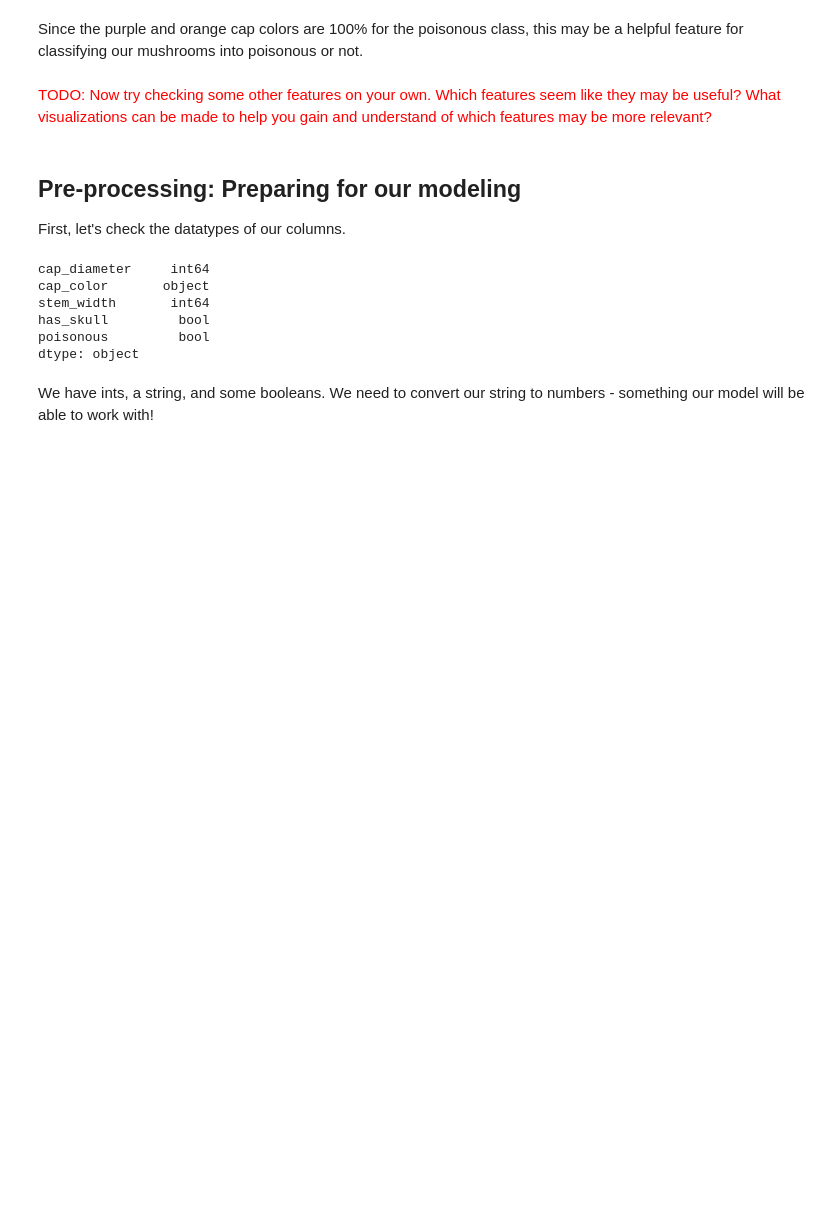
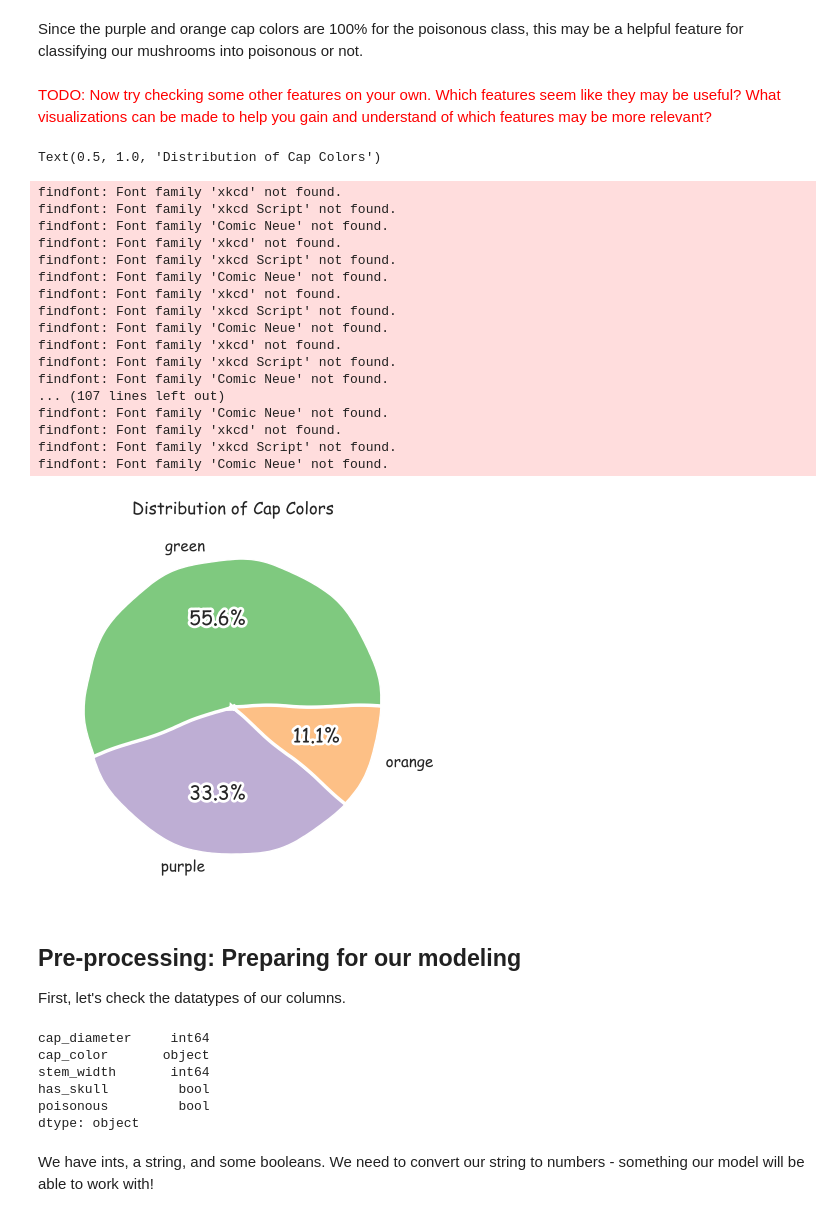
Before and after one commit to ShreeyaTadisina/shreeyatadisina.github.io, a Jupyter notebook: ITCS3162/learningExercise/Scikit Learn Exercise.ipynb, the cells around one changed output. Cells and saved outputs as stored; diff of their text form; code cells hidden in the pictures; blank space fills up the shorter version.

```diff
--- a/ITCS3162/learningExercise/Scikit Learn Exercise.ipynb
+++ b/ITCS3162/learningExercise/Scikit Learn Exercise.ipynb
@@ -110,6 +149,28 @@ Since the purple and orange cap colors are 100% for the poisonous class, this ma
 <font color="red">TODO: Now try checking some other features on your own. Which features seem like they may be useful? What visualizations can be made to help you gain and understand of which features may be more relevant? </font>
 # %%
 #TODO
+plt.pie(df['cap_color'].value_counts(), labels=df['cap_color'].value_counts().index, autopct='%1.1f%%')
+plt.title('Distribution of Cap Colors')
+# %% [output]
+Text(0.5, 1.0, 'Distribution of Cap Colors')
+findfont: Font family 'xkcd' not found.
+findfont: Font family 'xkcd Script' not found.
+findfont: Font family 'Comic Neue' not found.
+findfont: Font family 'xkcd' not found.
+findfont: Font family 'xkcd Script' not found.
+findfont: Font family 'Comic Neue' not found.
+findfont: Font family 'xkcd' not found.
+findfont: Font family 'xkcd Script' not found.
+findfont: Font family 'Comic Neue' not found.
+findfont: Font family 'xkcd' not found.
+findfont: Font family 'xkcd Script' not found.
+findfont: Font family 'Comic Neue' not found.
+... (107 lines left out)
+findfont: Font family 'Comic Neue' not found.
+findfont: Font family 'xkcd' not found.
+findfont: Font family 'xkcd Script' not found.
+findfont: Font family 'Comic Neue' not found.
+[figure, added]
 # %% [markdown]
 ## Pre-processing: Preparing for our modeling
 First, let's check the datatypes of our columns.
```
Also changed, not shown: parts of 8 cells of this notebook, 6 other files.
